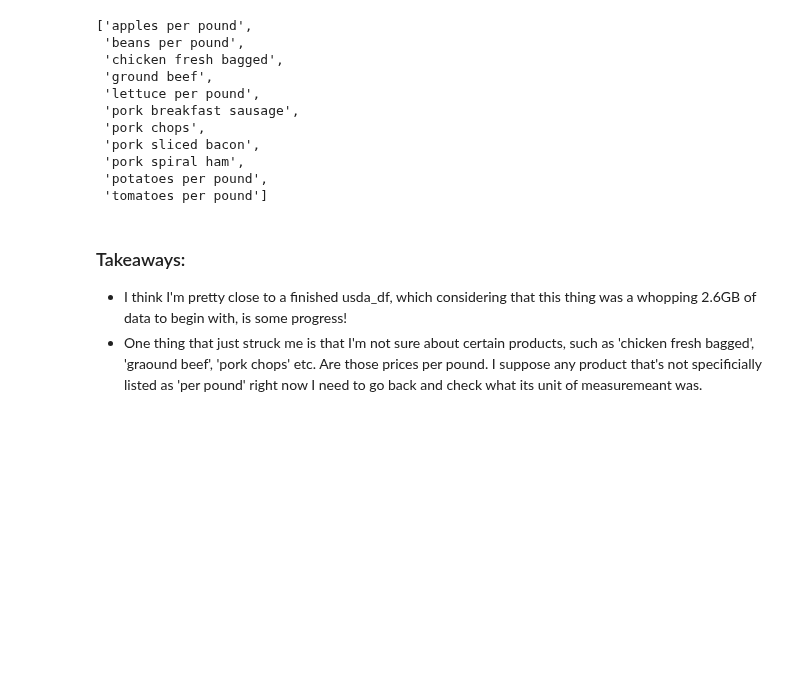
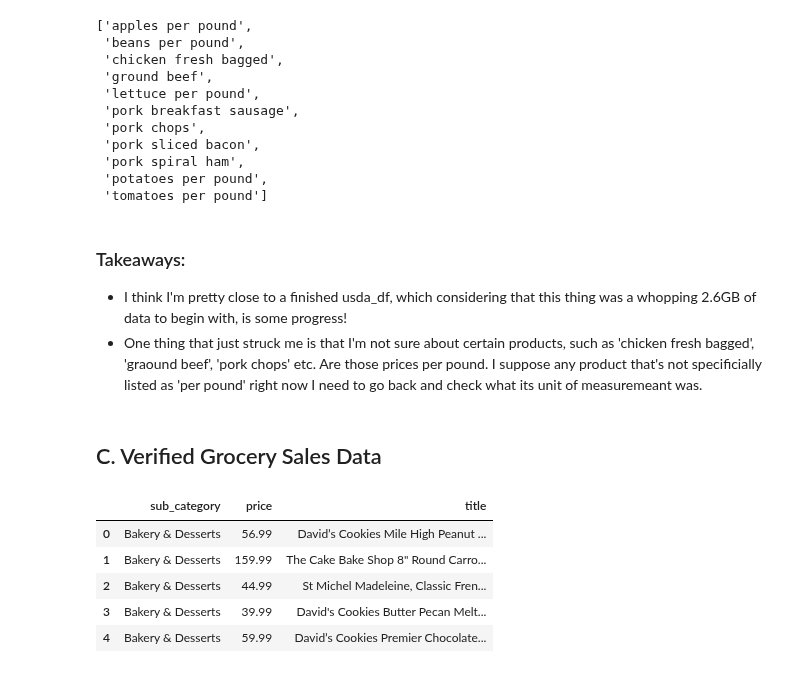
Before and after one commit to bradleytkay/Q1-2025-data-analysis-project-challenge, a Jupyter notebook: Q1-2025-step-2b-cleaning-pt-3.ipynb, the cells around one changed output. Saved outputs shown, nothing was run; the diff lists cells and outputs as text; code cells hidden in the pictures; blank space fills up the shorter version.

```diff
--- a/Q1-2025-step-2b-cleaning-pt-3.ipynb
+++ b/Q1-2025-step-2b-cleaning-pt-3.ipynb
@@ -1072,3 +1074,15 @@ usda_df.to_csv('usda_final.csv')
 ### Takeaways:
 * I think I'm pretty close to a finished usda_df, which considering that this thing was a whopping 2.6GB of data to begin with, is some progress!
 * One thing that just struck me is that I'm not sure about certain products, such as 'chicken fresh bagged', 'graound beef', 'pork chops' etc.  Are those prices per pound.  I suppose any product that's not specificially listed as 'per pound' right now I need to go back and check what its unit of measuremeant was.
+# %% [markdown]
+## C. Verified Grocery Sales Data
+# %%
+costco_df = pd.read_csv('cleaned_costco_data.csv')
+costco_df.head()
+# %% [output]
+|  | sub_category | price | title |
+| 0 | Bakery & Desserts | 56.99 | David’s Cookies Mile High Peanut ... |
+| 1 | Bakery & Desserts | 159.99 | The Cake Bake Shop 8" Round Carro... |
+| 2 | Bakery & Desserts | 44.99 | St Michel Madeleine, Classic Fren... |
+| 3 | Bakery & Desserts | 39.99 | David's Cookies Butter Pecan Melt... |
+| 4 | Bakery & Desserts | 59.99 | David’s Cookies Premier Chocolate... |
```
Also changed, not shown: parts of 3 cells of this notebook.
